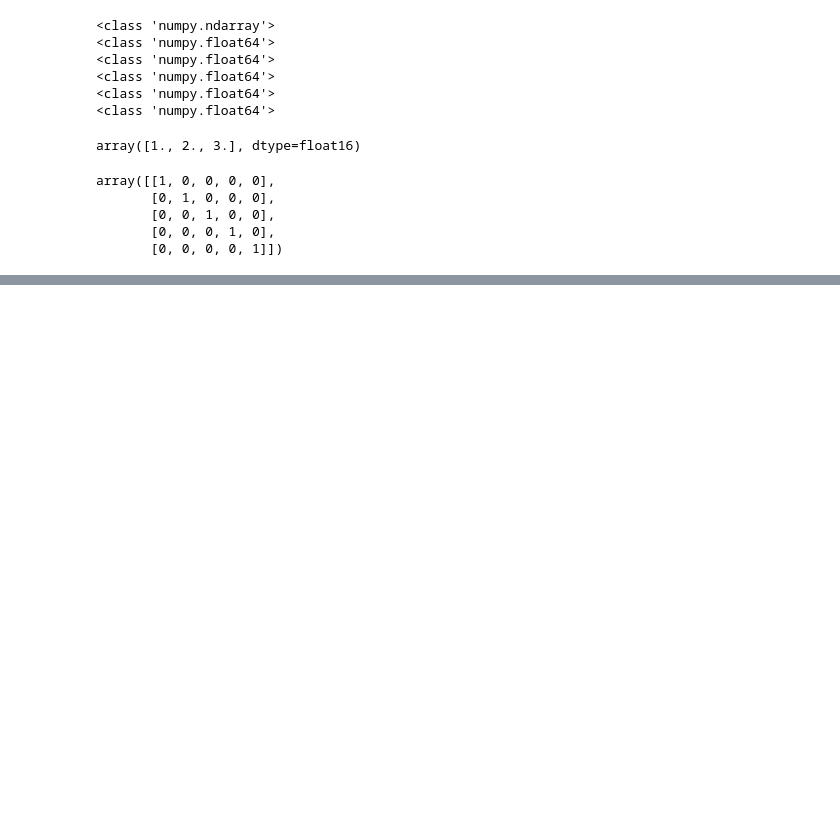
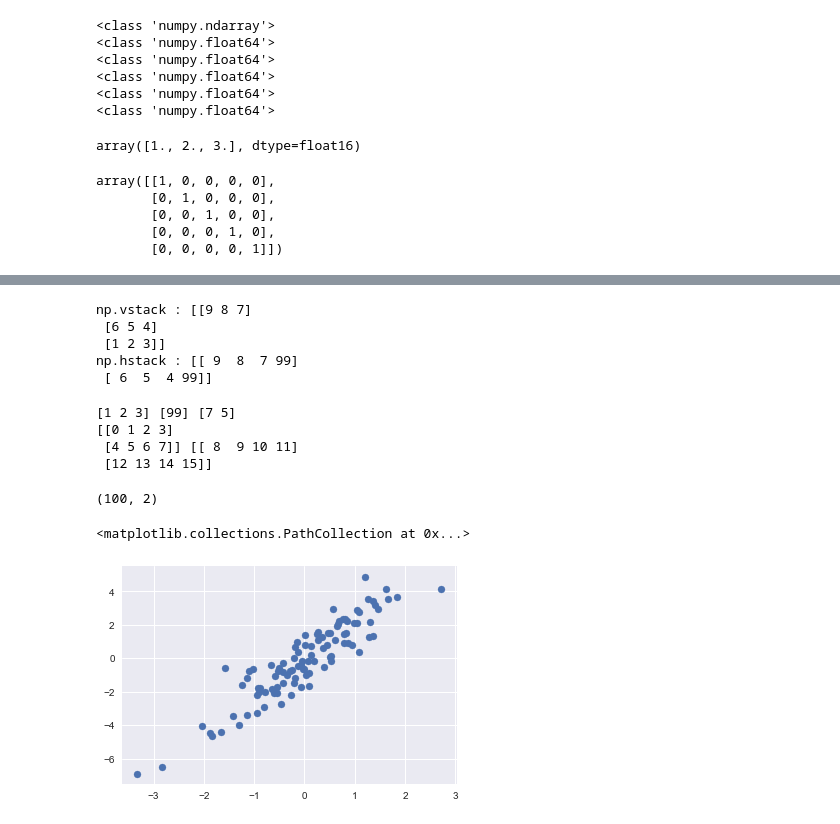
Before and after one commit to alex318396/PythonDep, a Jupyter notebook: StudyLesson/20181028 Numpy/Lesson 1 Numpy Introduction.ipynb, the cells around one changed output, grey strips where cells are left out. Saved outputs shown, nothing was run; the diff lists cells and outputs as text; code cells hidden in the pictures; blank space fills up the shorter version.

```diff
--- a/StudyLesson/20181028 Numpy/Lesson 1 Numpy Introduction.ipynb
+++ b/StudyLesson/20181028 Numpy/Lesson 1 Numpy Introduction.ipynb
@@ -112,0 +275,44 @@ array([[1, 0, 0, 0, 0],
+# %%
+# np.vstack 垂直堆疊 verical stack  --  大小必須一致
+
+x=np.array([1,2,3])
+grid=np.array([[9,8,7],[6,5,4]])
+print('np.vstack :',np.vstack([grid,x]))
+# np.hstack水平堆疊 horizontal stack 維度必須一致
+y=np.array([[99],[99]])
+print('np.hstack :',np.hstack([grid,y]))
+# %% [output]
+np.vstack : [[9 8 7]
+ [6 5 4]
+ [1 2 3]]
+np.hstack : [[ 9  8  7 99]
+ [ 6  5  4 99]]
+# %%
+# Numpy Array 切割  np.split
+temp=np.array([1,2,3,99,7,5])
+x1,x2,x3= np.split(temp,(3,4))
+print(x1,x2,x3)
+# np.vsplit
+grid=np.arange(16).reshape(4,4)
+upper,lower=np.vsplit(grid,2)
+print(upper,lower)
+# %% [output]
+[1 2 3] [99] [7 5]
+[[0 1 2 3]
+ [4 5 6 7]] [[ 8  9 10 11]
+ [12 13 14 15]]
+# %%
+mean=[0,0]
+cov=[[1,2],[2,5]]
+X=np.random.multivariate_normal(mean,cov,100)
+X.shape
+# %% [output]
+(100, 2)
+# %%
+%matplotlib inline
+import matplotlib.pyplot as plt
+import seaborn; seaborn.set()
+plt.scatter(X[:,0],X[:,1])
+# %% [output]
+<matplotlib.collections.PathCollection at 0x...>
+[figure, added]
```
Also changed, not shown: parts of 14 cells of this notebook.
